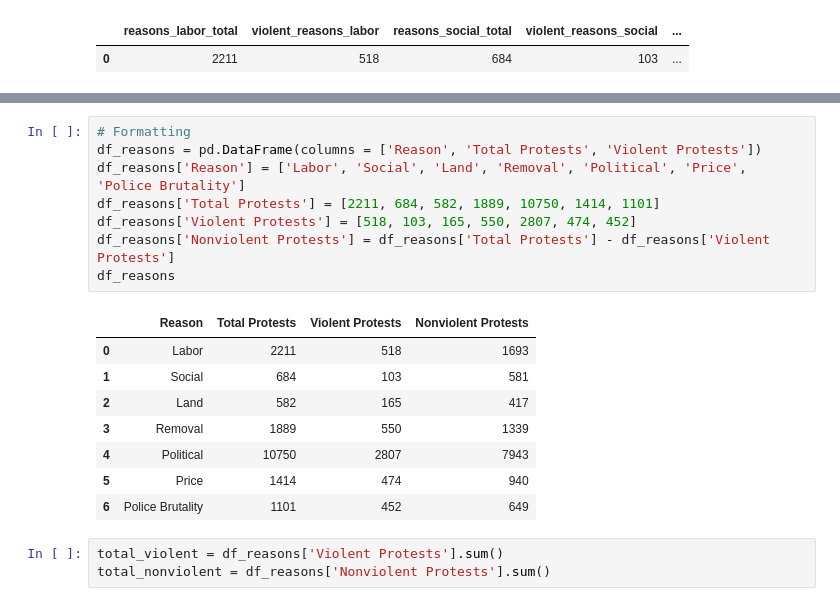
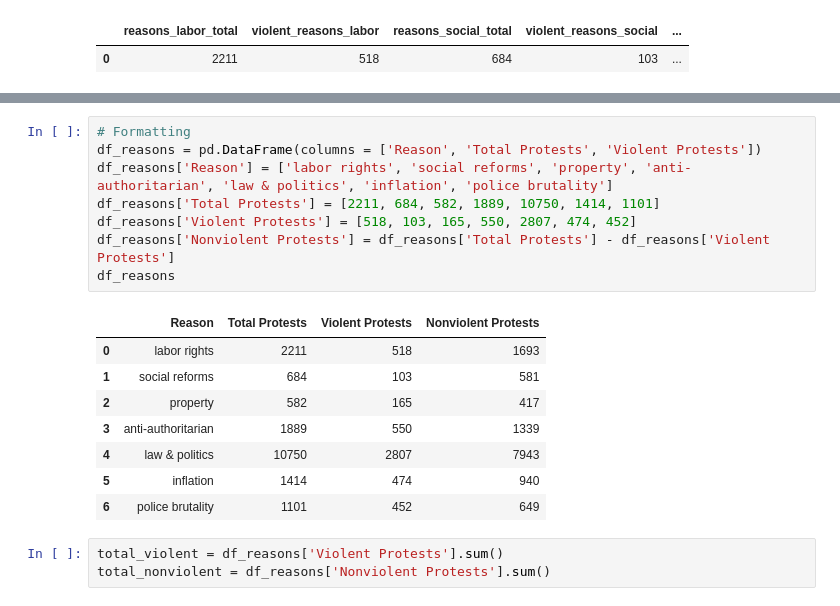
Before and after one commit to rainiwu/global-protests-analysis, a Jupyter notebook: Andrew.ipynb, the cells around one changed output, grey strips where cells are left out. Cells and saved outputs as stored; diff of their text form.

```diff
--- a/Andrew.ipynb
+++ b/Andrew.ipynb
@@ -49,20 +59,20 @@ df_temp.head()
 # %%
 # Formatting
 df_reasons = pd.DataFrame(columns = ['Reason', 'Total Protests', 'Violent Protests'])
-df_reasons['Reason'] = ['Labor', 'Social', 'Land', 'Removal', 'Political', 'Price', 'Police Brutality']
+df_reasons['Reason'] = ['labor rights', 'social reforms', 'property', 'anti-authoritarian', 'law & politics', 'inflation', 'police brutality']
 df_reasons['Total Protests'] = [2211, 684, 582, 1889, 10750, 1414, 1101]
 df_reasons['Violent Protests'] = [518, 103, 165, 550, 2807, 474, 452]
 df_reasons['Nonviolent Protests'] = df_reasons['Total Protests'] - df_reasons['Violent Protests']
 df_reasons
 # %% [output]
 |  | Reason | Total Protests | Violent Protests | Nonviolent Protests |
-| 0 | Labor | 2211 | 518 | 1693 |
-| 1 | Social | 684 | 103 | 581 |
-| 2 | Land | 582 | 165 | 417 |
-| 3 | Removal | 1889 | 550 | 1339 |
-| 4 | Political | 10750 | 2807 | 7943 |
-| 5 | Price | 1414 | 474 | 940 |
-| 6 | Police Brutality | 1101 | 452 | 649 |
+| 0 | labor rights | 2211 | 518 | 1693 |
+| 1 | social reforms | 684 | 103 | 581 |
+| 2 | property | 582 | 165 | 417 |
+| 3 | anti-authoritarian | 1889 | 550 | 1339 |
+| 4 | law & politics | 10750 | 2807 | 7943 |
+| 5 | inflation | 1414 | 474 | 940 |
+| 6 | police brutality | 1101 | 452 | 649 |
 # %%
 total_violent = df_reasons['Violent Protests'].sum()
 total_nonviolent = df_reasons['Nonviolent Protests'].sum()
```
Also changed, not shown: parts of 16 cells of this notebook.
